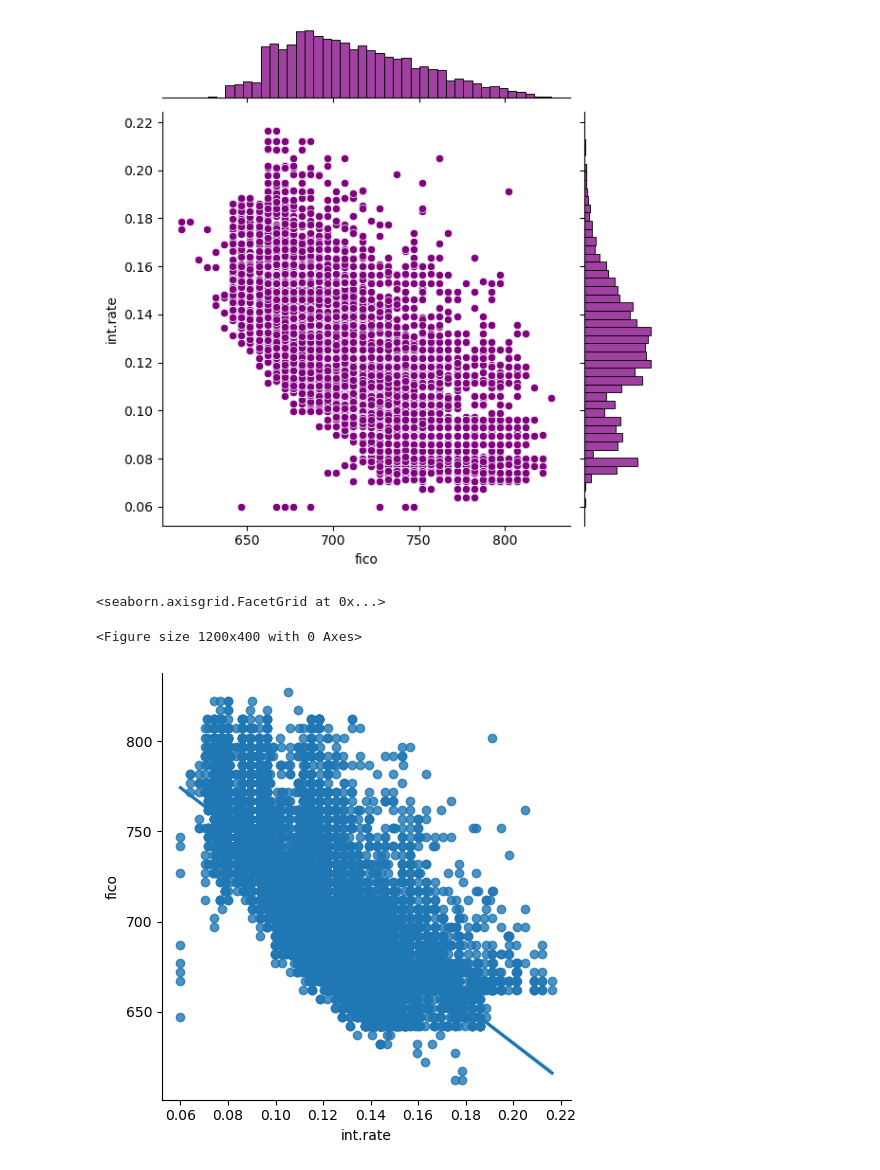
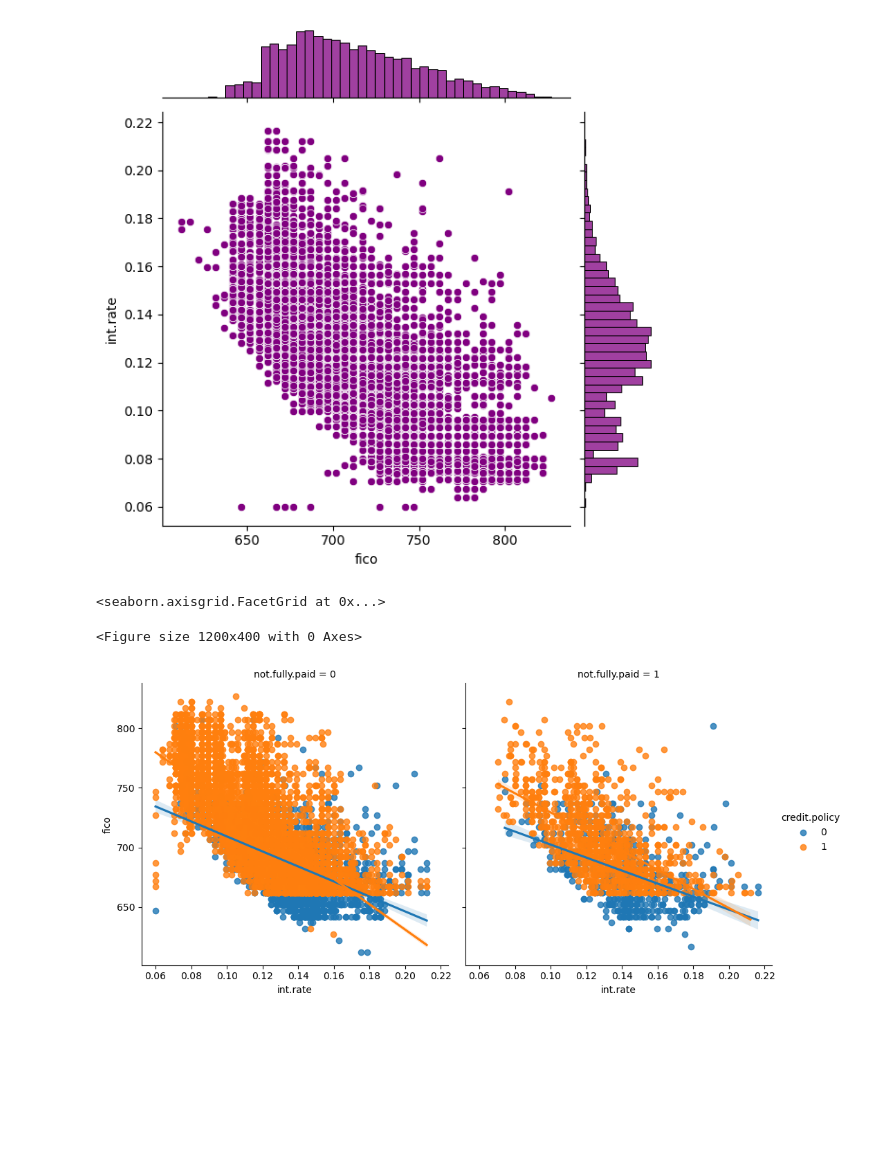
Before and after one commit to dancanyego/Loan-Payment-Prediction, a Jupyter notebook: Payment Prediction.ipynb, the cells around one changed output. Cells and saved outputs as stored; diff of their text form; code cells hidden in the pictures; blank space fills up the shorter version.

```diff
--- a/Payment Prediction.ipynb
+++ b/Payment Prediction.ipynb
@@ -105,8 +105,8 @@ sns.jointplot(x='fico',y='int.rate',data =loan,color='purple')
 # trend differed between not.fully.paid and credit.policy.
 # %%
 plt.figure(figsize=(12,4))
-sns.lmplot(x='int.rate',y='fico',data = loan,hue='credit.policy',col=)
+sns.lmplot(x='int.rate',y='fico',data = loan,hue='credit.policy',col='not.fully.paid')
 # %% [output]
 <seaborn.axisgrid.FacetGrid at 0x...>
 <Figure size 1200x400 with 0 Axes>
-[figure, old version]
+[figure, new version]
```
Also changed, not shown: parts of 6 cells of this notebook.
